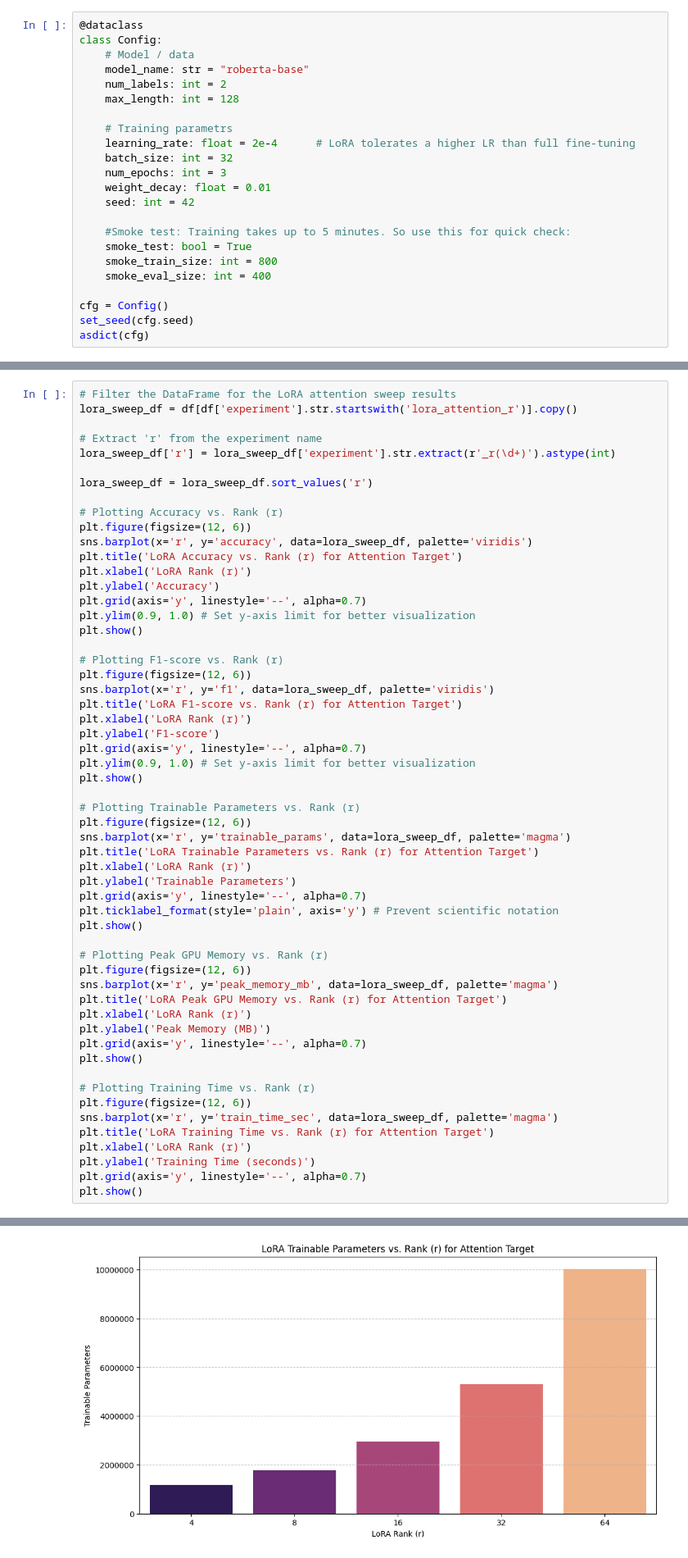
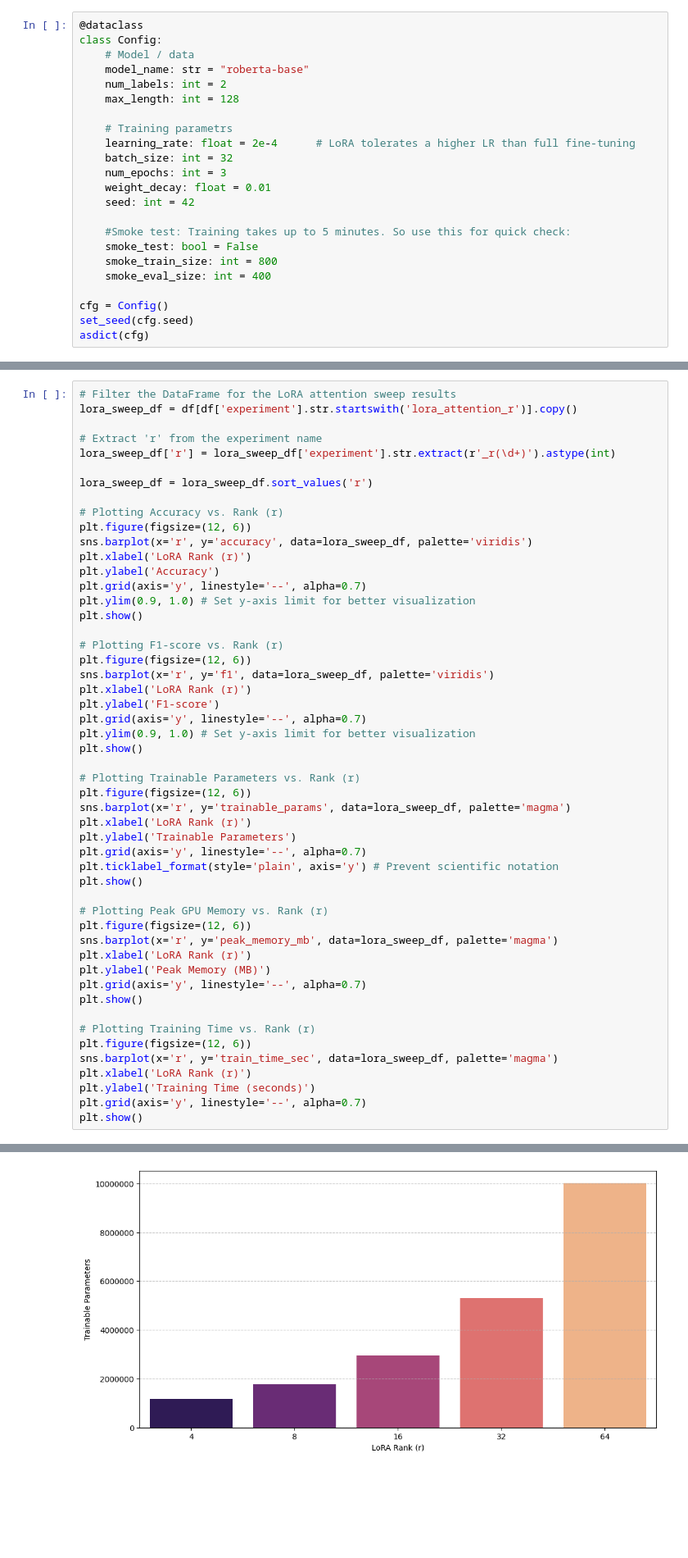
Before and after one commit to YtotheA/project11-lora-deep-learning, a Jupyter notebook: project11_lora_sst2.ipynb, the cells around one changed output, grey strips where cells are left out. Shown at 82% size. Cells and saved outputs as stored; diff of their text form; blank space fills up the shorter version.

Commit message:
Run full pipeline without smoketest and refine visualization plots

```diff
--- a/project11_lora_sst2.ipynb
+++ b/project11_lora_sst2.ipynb
@@ -78,7 +80,7 @@ class Config:
     seed: int = 42
 
     #Smoke test: Training takes up to 5 minutes. So use this for quick check:
-    smoke_test: bool = True
+    smoke_test: bool = False
     smoke_train_size: int = 800
     smoke_eval_size: int = 400
 
@@ -633,7 +646,6 @@ lora_sweep_df = lora_sweep_df.sort_values('r')
 # Plotting Accuracy vs. Rank (r)
 plt.figure(figsize=(12, 6))
 sns.barplot(x='r', y='accuracy', data=lora_sweep_df, palette='viridis')
-plt.title('LoRA Accuracy vs. Rank (r) for Attention Target')
 plt.xlabel('LoRA Rank (r)')
 plt.ylabel('Accuracy')
 plt.grid(axis='y', linestyle='--', alpha=0.7)
@@ -643,7 +655,6 @@ plt.show()
 # Plotting F1-score vs. Rank (r)
 plt.figure(figsize=(12, 6))
 sns.barplot(x='r', y='f1', data=lora_sweep_df, palette='viridis')
-plt.title('LoRA F1-score vs. Rank (r) for Attention Target')
 plt.xlabel('LoRA Rank (r)')
 plt.ylabel('F1-score')
 plt.grid(axis='y', linestyle='--', alpha=0.7)
@@ -653,7 +664,6 @@ plt.show()
 # Plotting Trainable Parameters vs. Rank (r)
 plt.figure(figsize=(12, 6))
 sns.barplot(x='r', y='trainable_params', data=lora_sweep_df, palette='magma')
-plt.title('LoRA Trainable Parameters vs. Rank (r) for Attention Target')
 plt.xlabel('LoRA Rank (r)')
 plt.ylabel('Trainable Parameters')
 plt.grid(axis='y', linestyle='--', alpha=0.7)
@@ -663,7 +673,6 @@ plt.show()
 # Plotting Peak GPU Memory vs. Rank (r)
 plt.figure(figsize=(12, 6))
 sns.barplot(x='r', y='peak_memory_mb', data=lora_sweep_df, palette='magma')
-plt.title('LoRA Peak GPU Memory vs. Rank (r) for Attention Target')
 plt.xlabel('LoRA Rank (r)')
 plt.ylabel('Peak Memory (MB)')
 plt.grid(axis='y', linestyle='--', alpha=0.7)
@@ -672,7 +681,6 @@ plt.show()
 # Plotting Training Time vs. Rank (r)
 plt.figure(figsize=(12, 6))
 sns.barplot(x='r', y='train_time_sec', data=lora_sweep_df, palette='magma')
-plt.title('LoRA Training Time vs. Rank (r) for Attention Target')
 plt.xlabel('LoRA Rank (r)')
 plt.ylabel('Training Time (seconds)')
 plt.grid(axis='y', linestyle='--', alpha=0.7)
@@ -689,7 +697,7 @@ Passing `palette` without assigning `hue` is deprecated and will be removed in v
 Passing `palette` without assigning `hue` is deprecated and will be removed in v0.14.0. Assign the `x` variable to `hue` and set `legend=False` for the same effect.
 
   sns.barplot(x='r', y='trainable_params', data=lora_sweep_df, palette='magma')
-[figure, old version]
+[figure, new version]
 Passing `palette` without assigning `hue` is deprecated and will be removed in v0.14.0. Assign the `x` variable to `hue` and set `legend=False` for the same effect.
 
   sns.barplot(x='r', y='peak_memory_mb', data=lora_sweep_df, palette='magma')
```
Also changed, not shown: parts of 14 cells of this notebook.
